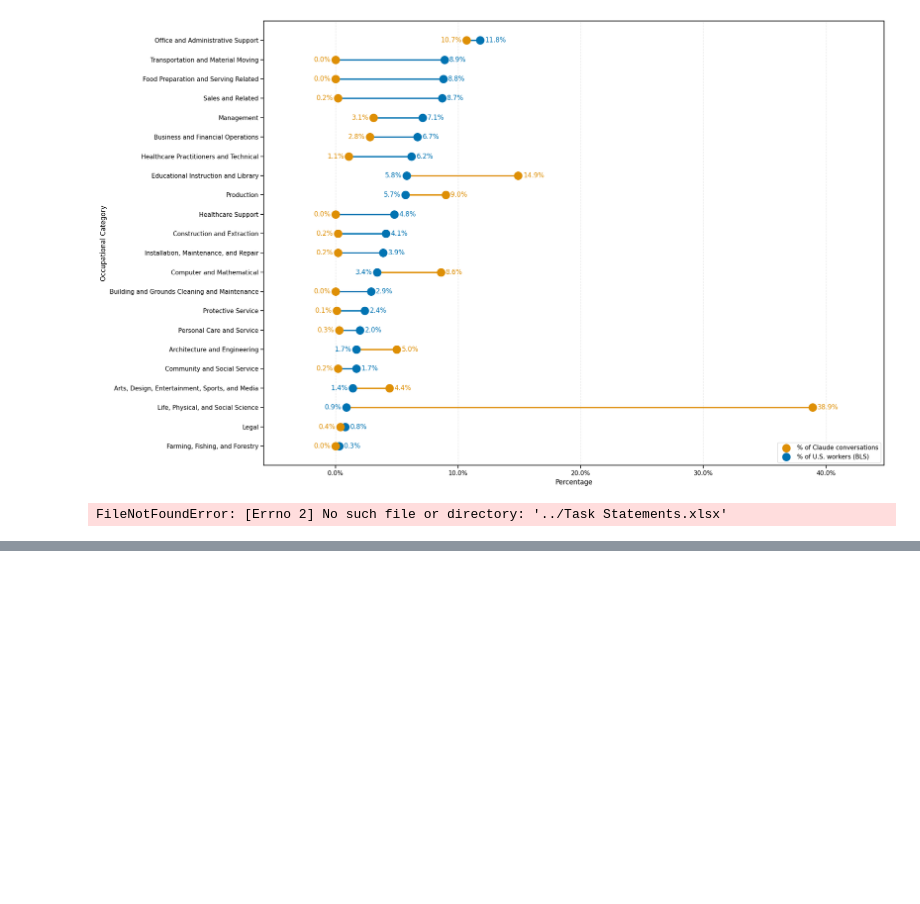
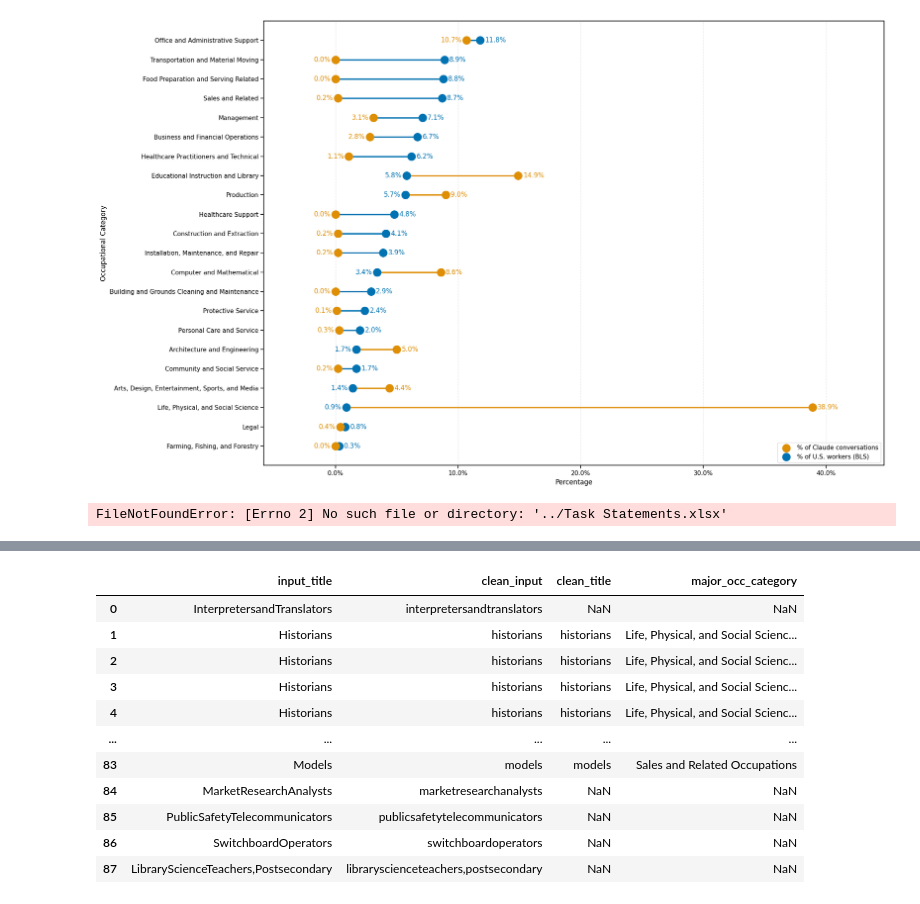
Before and after one commit to theodorewright11/aei_data_analysis, a Jupyter notebook: scripts/charts.ipynb, the cells around one changed output, grey strips where cells are left out. Drawn from its saved outputs; the diff is of its cells as text; code cells hidden in the pictures; blank space fills up the shorter version.

Commit message:
Renamed some folders and working to get augmentation and automation data from AEI merged in

```diff
--- a/scripts/charts.ipynb
+++ b/scripts/charts.ipynb
@@ -1655,0 +1589,81 @@ FileNotFoundError: [Errno 2] No such file or directory: '../Task Statements.xlsx
+# %%
+import pandas as pd
+import re
+
+# Example: your main dataset that already includes titles and major occupation categories
+df = pd.read_csv("../data/tasks_final.csv")  # has columns ['title', 'major_occ_category']
+
+# Clean up the titles for matching
+df['clean_title'] = (
+    df['title']
+    .str.lower()
+    .str.replace(r'[^a-z\s,]', '', regex=True)
+    .str.strip()
+)
+
+# List of job titles you want to match
+job_titles = [
+    "InterpretersandTranslators",
+    "Historians",
+    "PassengerAttendants",
+    "SalesRepresentativesofServices",
+    "WritersandAuthors",
+    "CustomerServiceRepresentatives",
+    "CNCToolProgrammers",
+    "TelephoneOperators",
+    "TicketAgentsandTravelClerks",
+    "BroadcastAnnouncersandRadioDJs",
+    "BrokerageClerks",
+    "FarmandHomeManagementEducators",
+    "Telemarketers",
+    "Concierges",
+    "PoliticalScientists",
+    "NewsAnalysts,Reporters,Journalists",
+    "Mathematicians",
+    "TechnicalWriters",
+    "ProofreadersandCopyMarkers",
+    "HostsandHostesses",
+    "Editors",
+    "BusinessTeachers,Postsecondary",
+    "PublicRelationsSpecialists",
+    "DemonstratorsandProductPromoters",
+    "AdvertisingSalesAgents",
+    "NewAccountsClerks",
+    "StatisticalAssistants",
+    "CounterandRentalClerks",
+    "DataScientists",
+    "PersonalFinancialAdvisors",
+    "Archivists",
+    "EconomicsTeachers,Postsecondary",
+    "WebDevelopers",
+    "ManagementAnalysts",
+    "Geographers",
+    "Models",
+    "MarketResearchAnalysts",
+    "PublicSafetyTelecommunicators",
+    "SwitchboardOperators",
+    "LibraryScienceTeachers,Postsecondary"
+]
+
+# Clean the input titles in the same way
+clean_jobs = [
+    re.sub(r'[^a-z\s,]', '', title.lower()).strip()
+    for title in job_titles
+]
+
+# Create a DataFrame from them
+lookup_df = pd.DataFrame({'input_title': job_titles, 'clean_input': clean_jobs})
+
+# Merge to pull major occ category from the main df
+merged = lookup_df.merge(
+    df[['clean_title', 'major_occ_category']],
+    left_on='clean_input',
+    right_on='clean_title',
+    how='left'
+)
+
+# Show results
+print(merged[['input_title', 'major_occ_category']])
+
+merged
+# %% [output]
@@ -1655,0 +1687,12 @@ FileNotFoundError: [Errno 2] No such file or directory: '../Task Statements.xlsx
+|  | input_title | clean_input | clean_title | major_occ_category |
+| 0 | InterpretersandTranslators | interpretersandtranslators | NaN | NaN |
+| 1 | Historians | historians | historians | Life, Physical, and Social Scienc... |
+| 2 | Historians | historians | historians | Life, Physical, and Social Scienc... |
+| 3 | Historians | historians | historians | Life, Physical, and Social Scienc... |
+| 4 | Historians | historians | historians | Life, Physical, and Social Scienc... |
+| ... | ... | ... | ... | ... |
+| 83 | Models | models | models | Sales and Related Occupations |
+| 84 | MarketResearchAnalysts | marketresearchanalysts | NaN | NaN |
+| 85 | PublicSafetyTelecommunicators | publicsafetytelecommunicators | NaN | NaN |
+| 86 | SwitchboardOperators | switchboardoperators | NaN | NaN |
+| 87 | LibraryScienceTeachers,Postsecondary | libraryscienceteachers,postsecondary | NaN | NaN |
```
Also changed, not shown: parts of 9 cells of this notebook, 24 other files.
